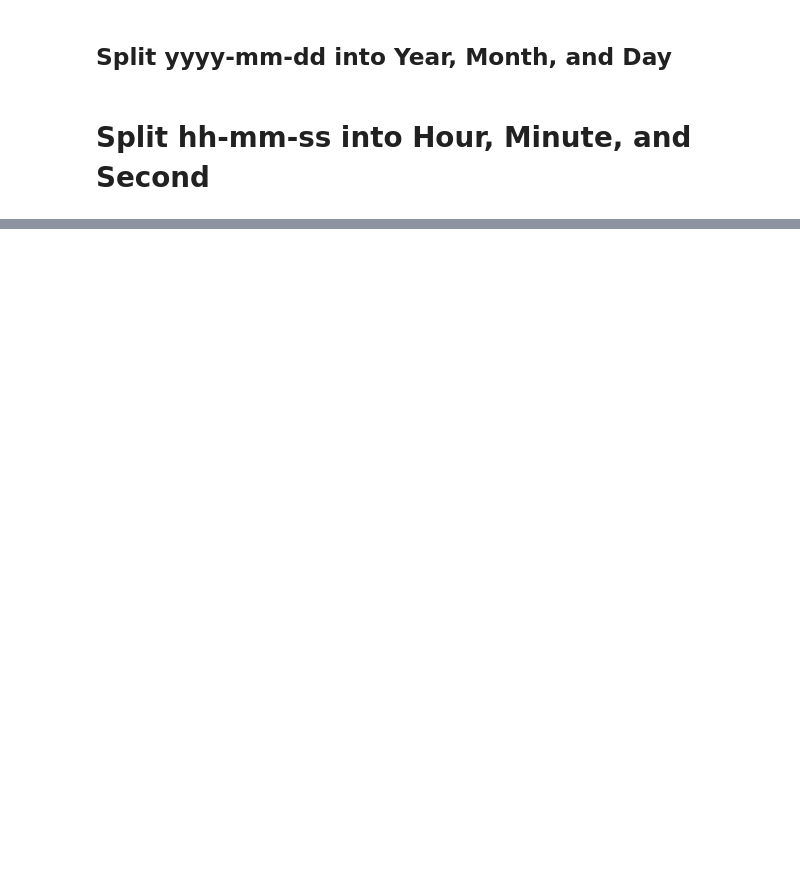
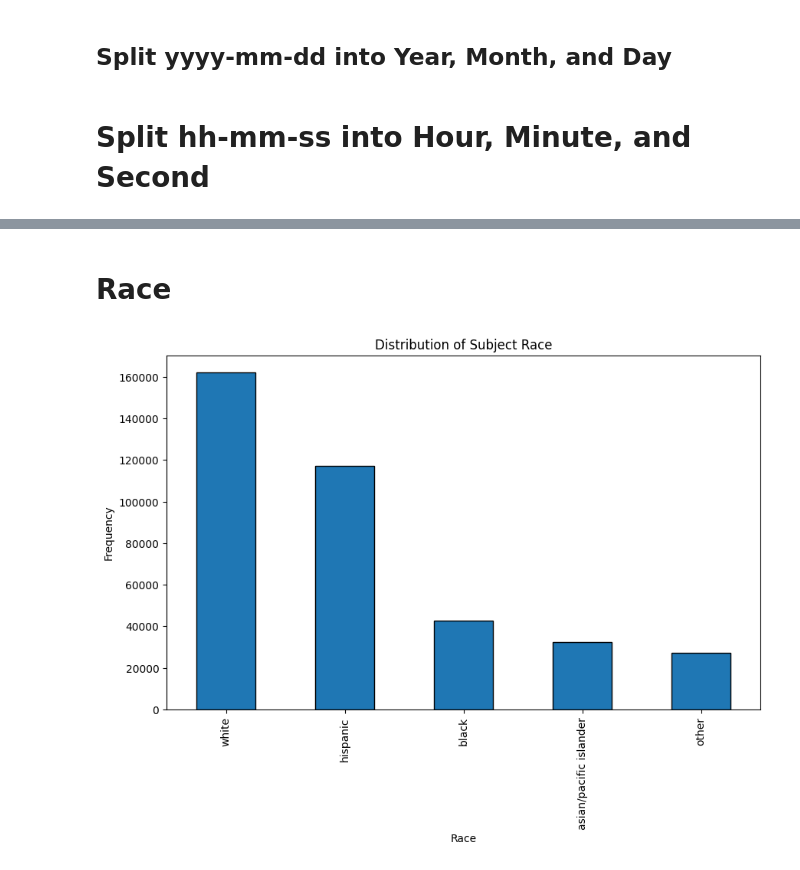
Before and after one commit to irmtou/CS577FinalProject, a Jupyter notebook: CS577FinalProject.ipynb, the cells around one changed output, grey strips where cells are left out. Cells and saved outputs as stored; diff of their text form; code cells hidden in the pictures; blank space fills up the shorter version.

```diff
--- a/CS577FinalProject.ipynb
+++ b/CS577FinalProject.ipynb
@@ -161,0 +216,14 @@ df['day']= df['date'].dt.day
+# %% [markdown]
+# Race
+# %%
+race_counts = df['subject_race'].value_counts()
+
+plt.figure(figsize=(10, 6))
+race_counts.plot(kind='bar', edgecolor='black')
+
+plt.title("Distribution of Subject Race")
+plt.xlabel("Race")
+plt.ylabel("Frequency")
+plt.show()
+# %% [output]
+[figure, added]
```
Also changed, not shown: parts of 22 cells of this notebook.
